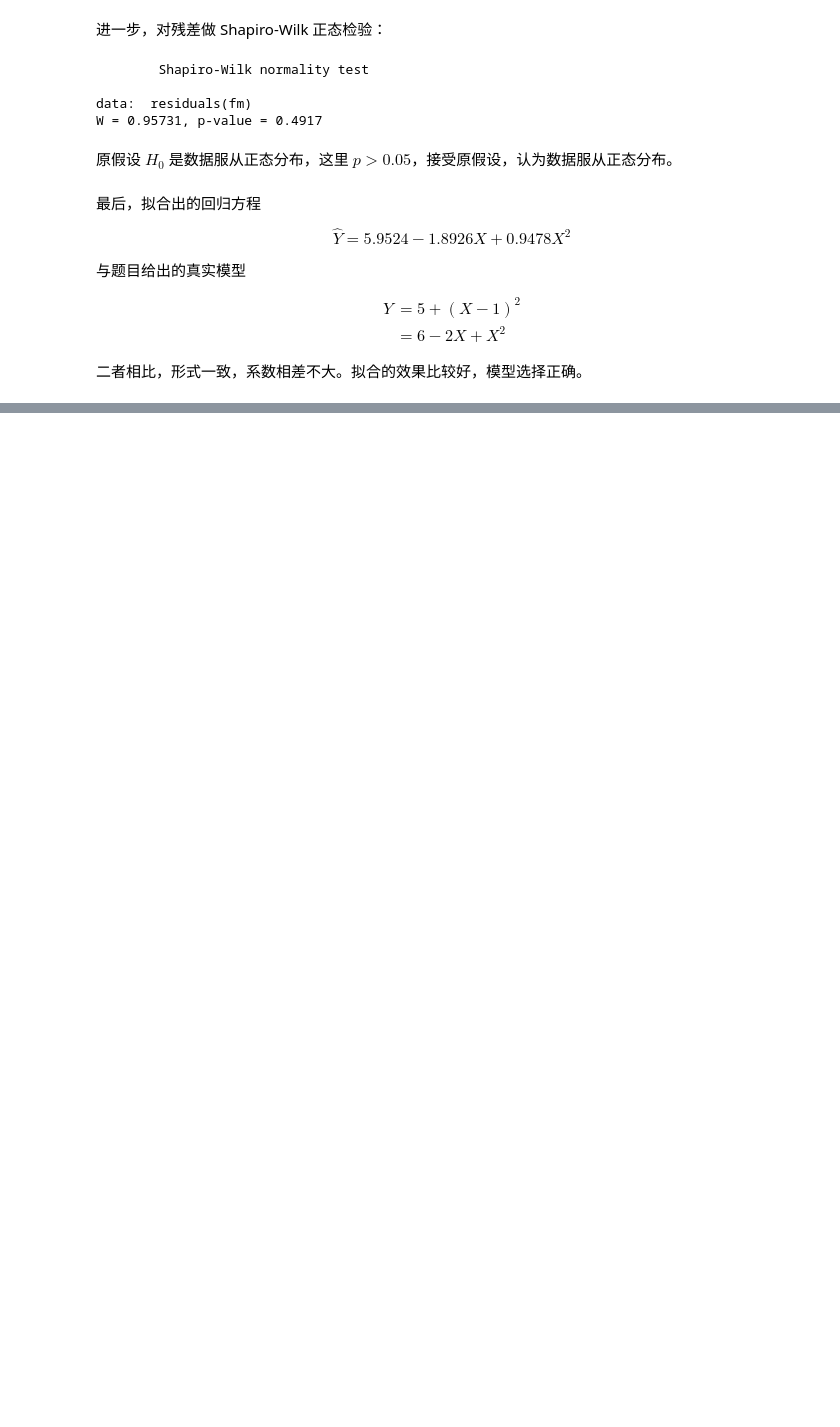
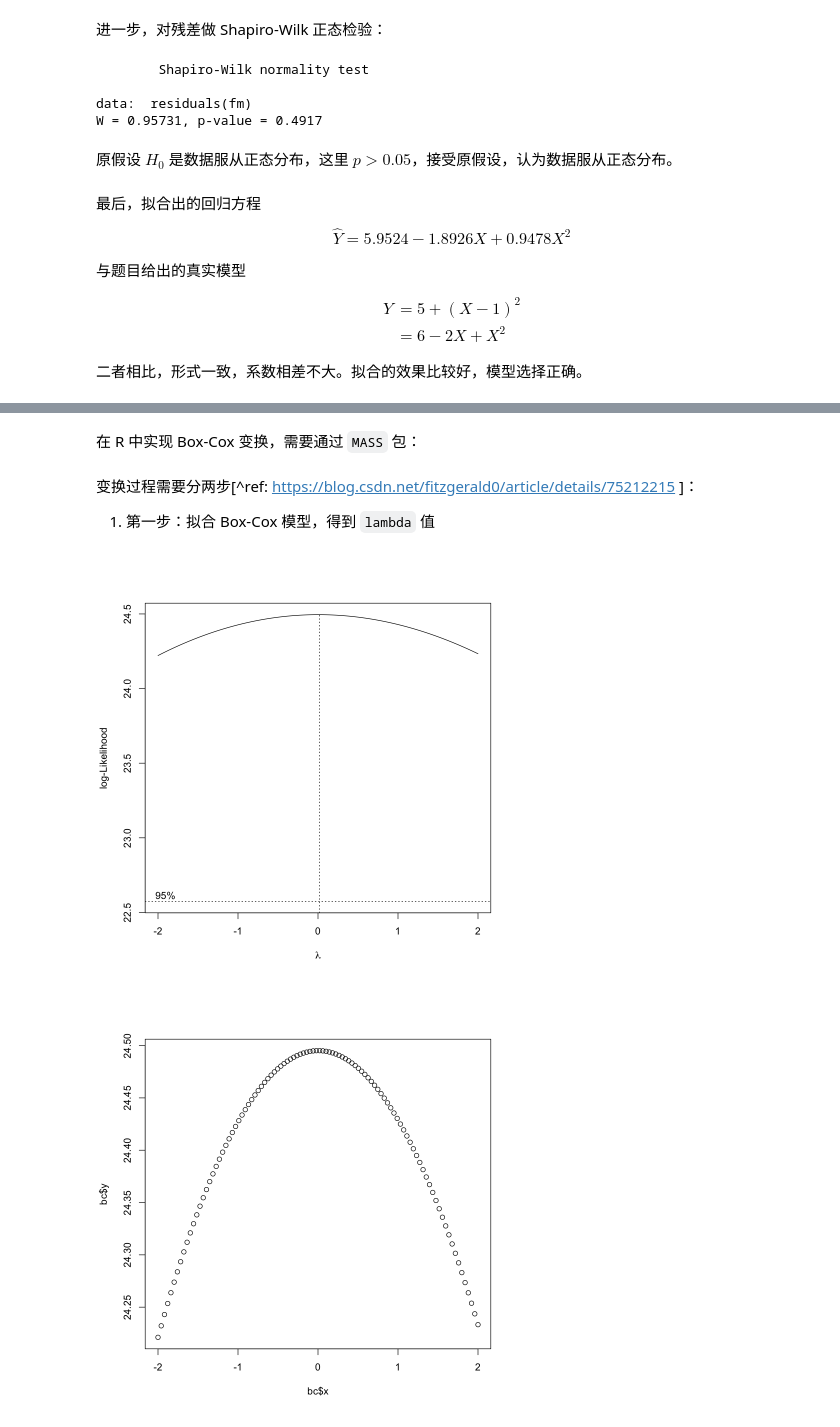
Before and after one commit to cdfmlr/daex, a Jupyter notebook: c2/ex_2_5.ipynb, the cells around one changed output, grey strips where cells are left out. Drawn from its saved outputs; the diff is of its cells as text; code cells hidden in the pictures; blank space fills up the shorter version.

```diff
--- a/c2/ex_2_5.ipynb
+++ b/c2/ex_2_5.ipynb
@@ -183,3 +187,5 @@ $$
 #### （2）
 
 ![题（2）](https://tva1.sinaimg.cn/large/008i3skNly1gr5il00jvtj31mm04sq5e.jpg)
+# %% [markdown]
+在 R 中实现 Box-Cox 变换，需要通过 `MASS` 包：
@@ -185,0 +194,10 @@ $$
+# %% [markdown]
+变换过程需要分两步[^ref: https://blog.csdn.net/fitzgerald0/article/details/75212215 ]：
+
+1. 第一步：拟合 Box-Cox 模型，得到 `lambda` 值
+# %%
+bc <- boxcox(y ~ ., data=data)  # . 表示除因变量外的所有变量
+plot(bc)
+# %% [output]
+[figure, added]
+[figure, added]
```
Also changed, not shown: parts of 12 cells of this notebook.
